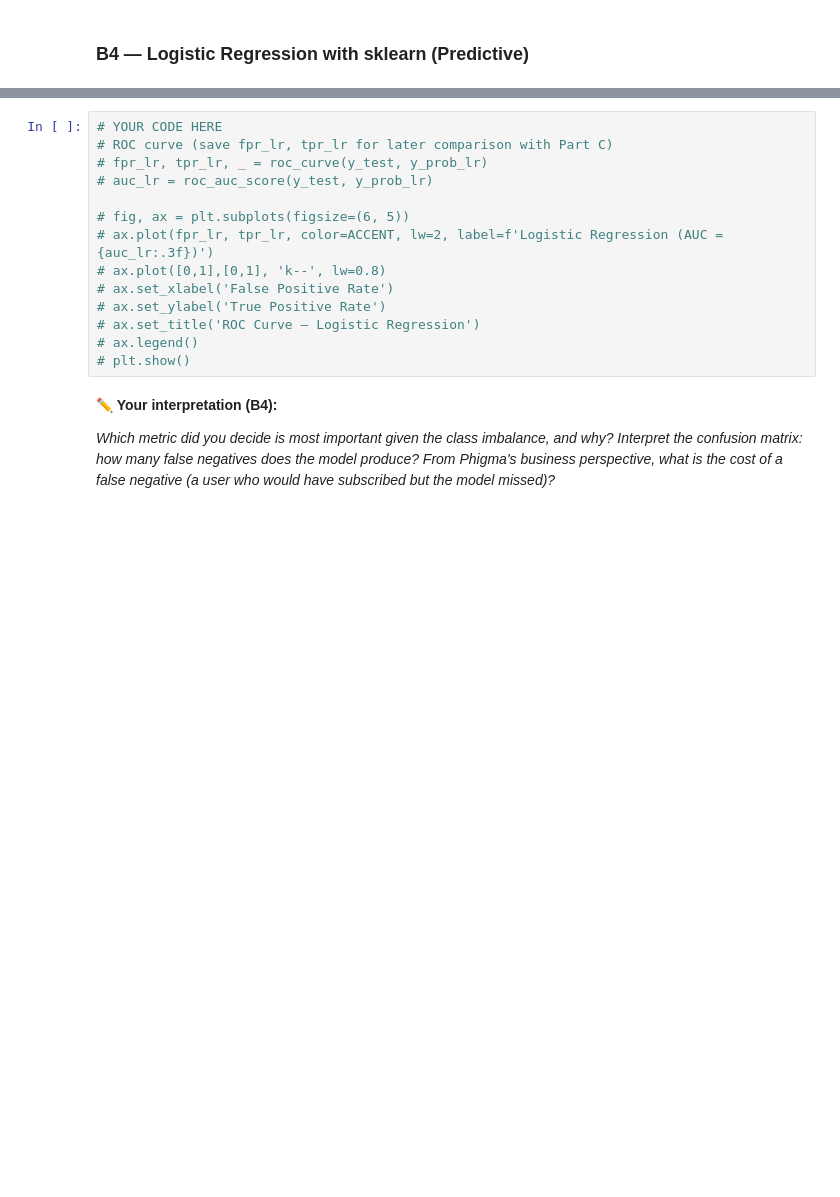
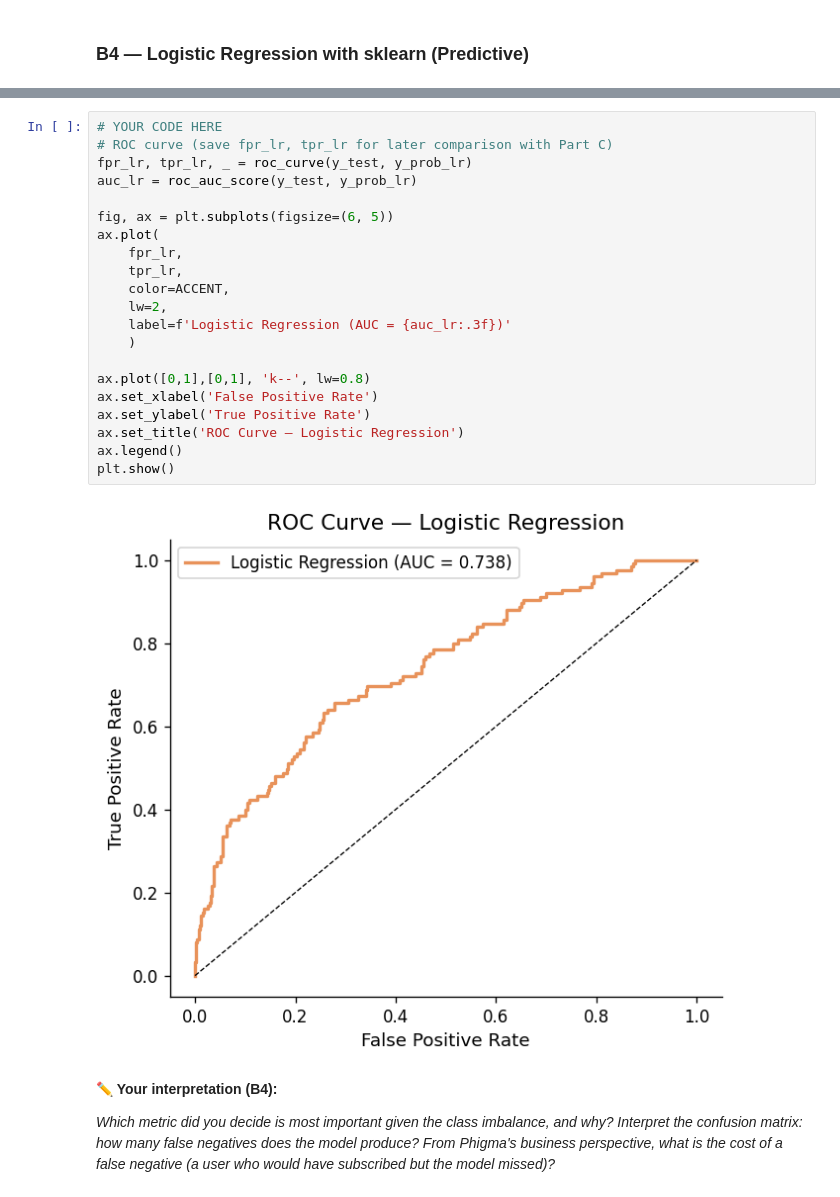
Before and after one commit to zlwym/IAT461_Assignment02, a Jupyter notebook: iat461_a2_scaffold_empty.ipynb, the cells around one changed output, grey strips where cells are left out. Cells and saved outputs as stored; diff of their text form; blank space fills up the shorter version.

```diff
--- a/iat461_a2_scaffold_empty.ipynb
+++ b/iat461_a2_scaffold_empty.ipynb
@@ -1008,17 +1007,26 @@ plt.show()
 # %%
 # YOUR CODE HERE
 # ROC curve (save fpr_lr, tpr_lr for later comparison with Part C)
-# fpr_lr, tpr_lr, _ = roc_curve(y_test, y_prob_lr)
-# auc_lr = roc_auc_score(y_test, y_prob_lr)
+fpr_lr, tpr_lr, _ = roc_curve(y_test, y_prob_lr)
+auc_lr = roc_auc_score(y_test, y_prob_lr)
 
-# fig, ax = plt.subplots(figsize=(6, 5))
-# ax.plot(fpr_lr, tpr_lr, color=ACCENT, lw=2, label=f'Logistic Regression (AUC = {auc_lr:.3f})')
-# ax.plot([0,1],[0,1], 'k--', lw=0.8)
-# ax.set_xlabel('False Positive Rate')
-# ax.set_ylabel('True Positive Rate')
-# ax.set_title('ROC Curve — Logistic Regression')
-# ax.legend()
-# plt.show()
+fig, ax = plt.subplots(figsize=(6, 5))
+ax.plot(
+    fpr_lr,
+    tpr_lr,
+    color=ACCENT,
+    lw=2,
+    label=f'Logistic Regression (AUC = {auc_lr:.3f})'
+    )
+
+ax.plot([0,1],[0,1], 'k--', lw=0.8)
+ax.set_xlabel('False Positive Rate')
+ax.set_ylabel('True Positive Rate')
+ax.set_title('ROC Curve — Logistic Regression')
+ax.legend()
+plt.show()
+# %% [output]
+[figure, added]
 # %% [markdown]
 **✏️ Your interpretation (B4):**
 
```
Also changed, not shown: parts of 9 cells of this notebook.
